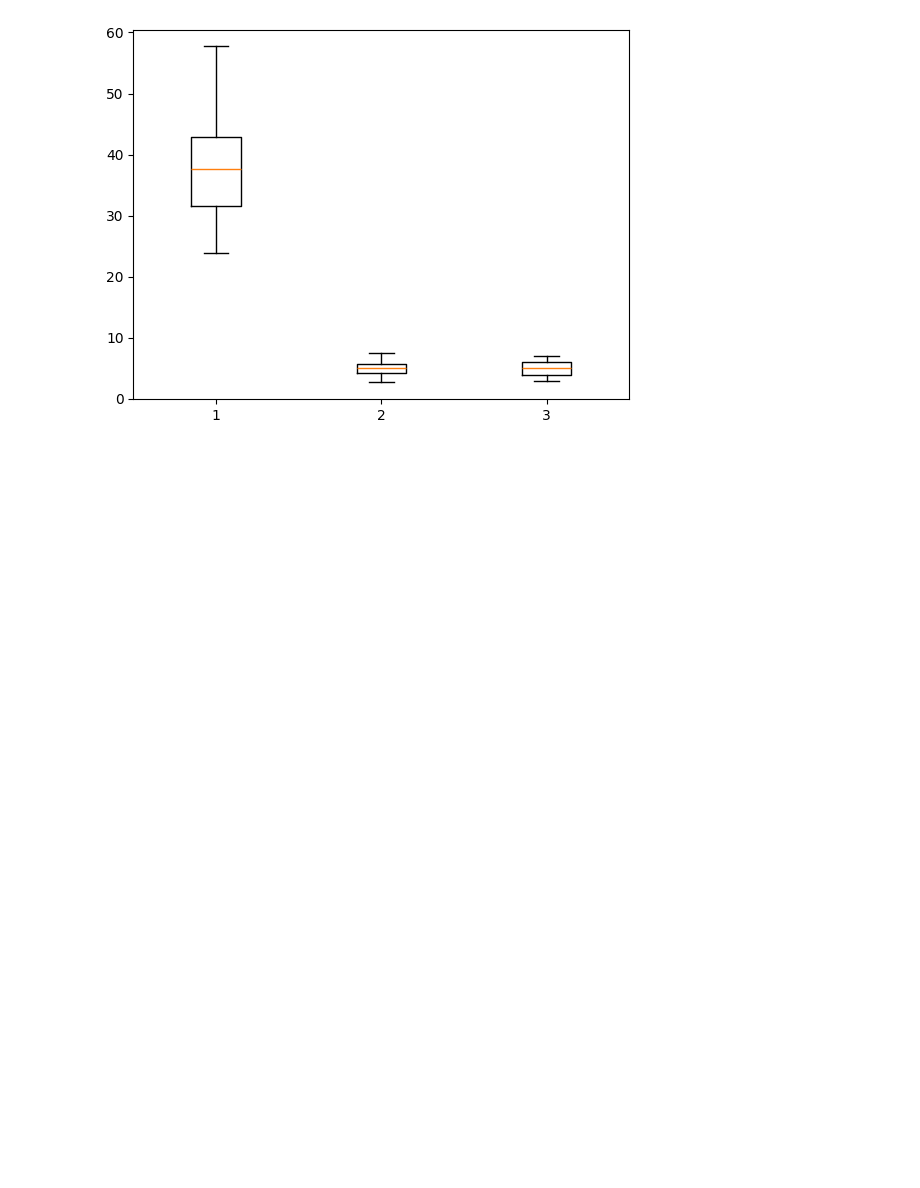
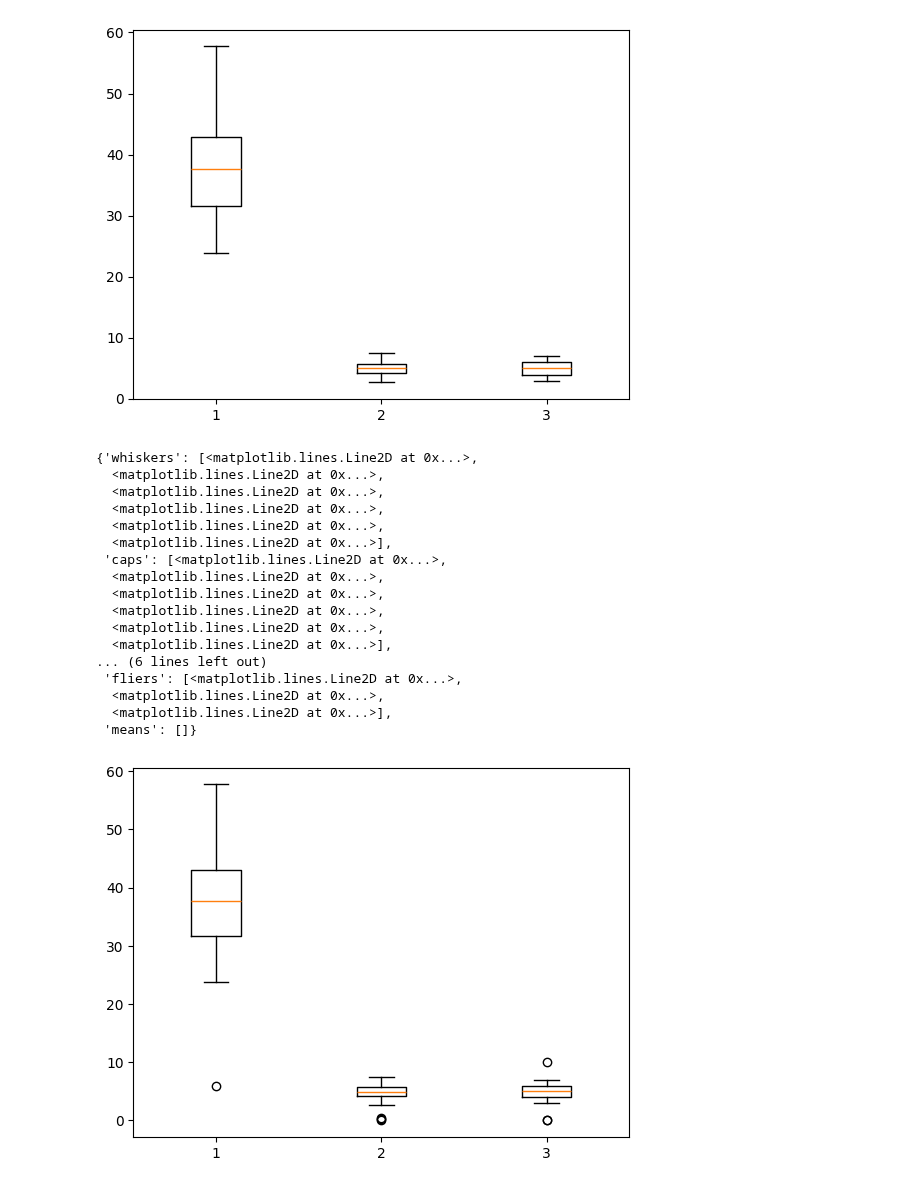
Before and after one commit to KedarDamale/Data-Science, a Jupyter notebook: Data-science/3.Data-pre-processing.ipynb, the cells around one changed output. Drawn from its saved outputs; the diff is of its cells as text; code cells hidden in the pictures; blank space fills up the shorter version.

```diff
--- a/Data-science/3.Data-pre-processing.ipynb
+++ b/Data-science/3.Data-pre-processing.ipynb
@@ -1013,0 +1026,32 @@ plt.boxplot(df_no_outliers_iqr)
+# %%
+from scipy.stats import zscore
+
+# Step 3: Compute Z-scores for all columns
+z_scores = np.abs(zscore(df))
+
+# Step 4: Filter rows where ALL column z-scores < threshold (3)
+threshold = 3
+df_clean = df[(z_scores < threshold).all(axis=1)] #as the condition means datapoint we used all means all datapoint are datapoint if they follw this condition
+                                                  #in IQR any case condition satisfaction means an outlier and there we used any condition to trace any outlier
+
+
+plt.boxplot(df_clean) #there will be some outliers left but they are okk
+# %% [output]
+{'whiskers': [<matplotlib.lines.Line2D at 0x...>,
+  <matplotlib.lines.Line2D at 0x...>,
+  <matplotlib.lines.Line2D at 0x...>,
+  <matplotlib.lines.Line2D at 0x...>,
+  <matplotlib.lines.Line2D at 0x...>,
+  <matplotlib.lines.Line2D at 0x...>],
+ 'caps': [<matplotlib.lines.Line2D at 0x...>,
+  <matplotlib.lines.Line2D at 0x...>,
+  <matplotlib.lines.Line2D at 0x...>,
+  <matplotlib.lines.Line2D at 0x...>,
+  <matplotlib.lines.Line2D at 0x...>,
+  <matplotlib.lines.Line2D at 0x...>],
+... (6 lines left out)
+ 'fliers': [<matplotlib.lines.Line2D at 0x...>,
+  <matplotlib.lines.Line2D at 0x...>,
+  <matplotlib.lines.Line2D at 0x...>],
+ 'means': []}
+[figure, added]
```
Also changed, not shown: parts of 5 cells of this notebook.
